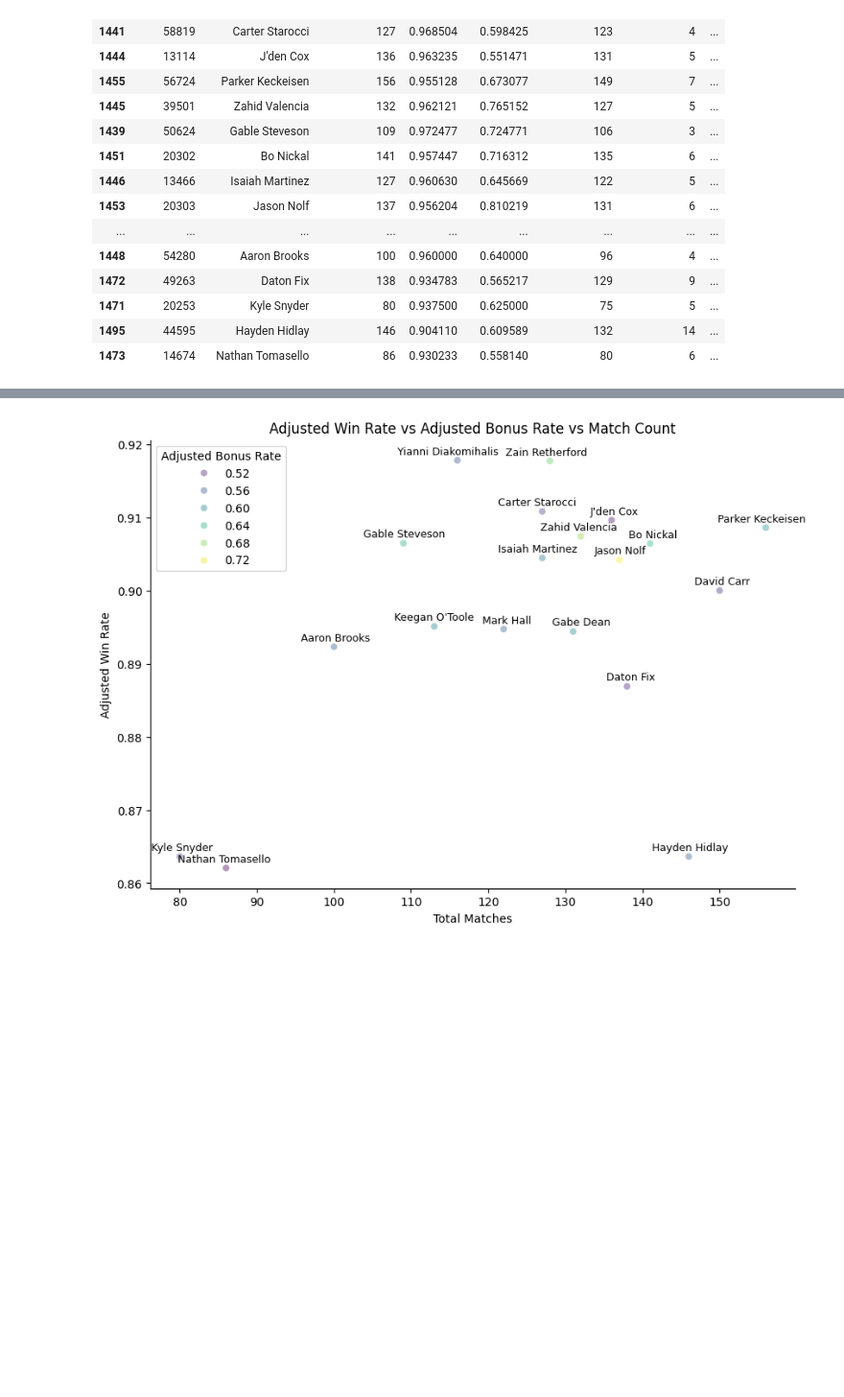
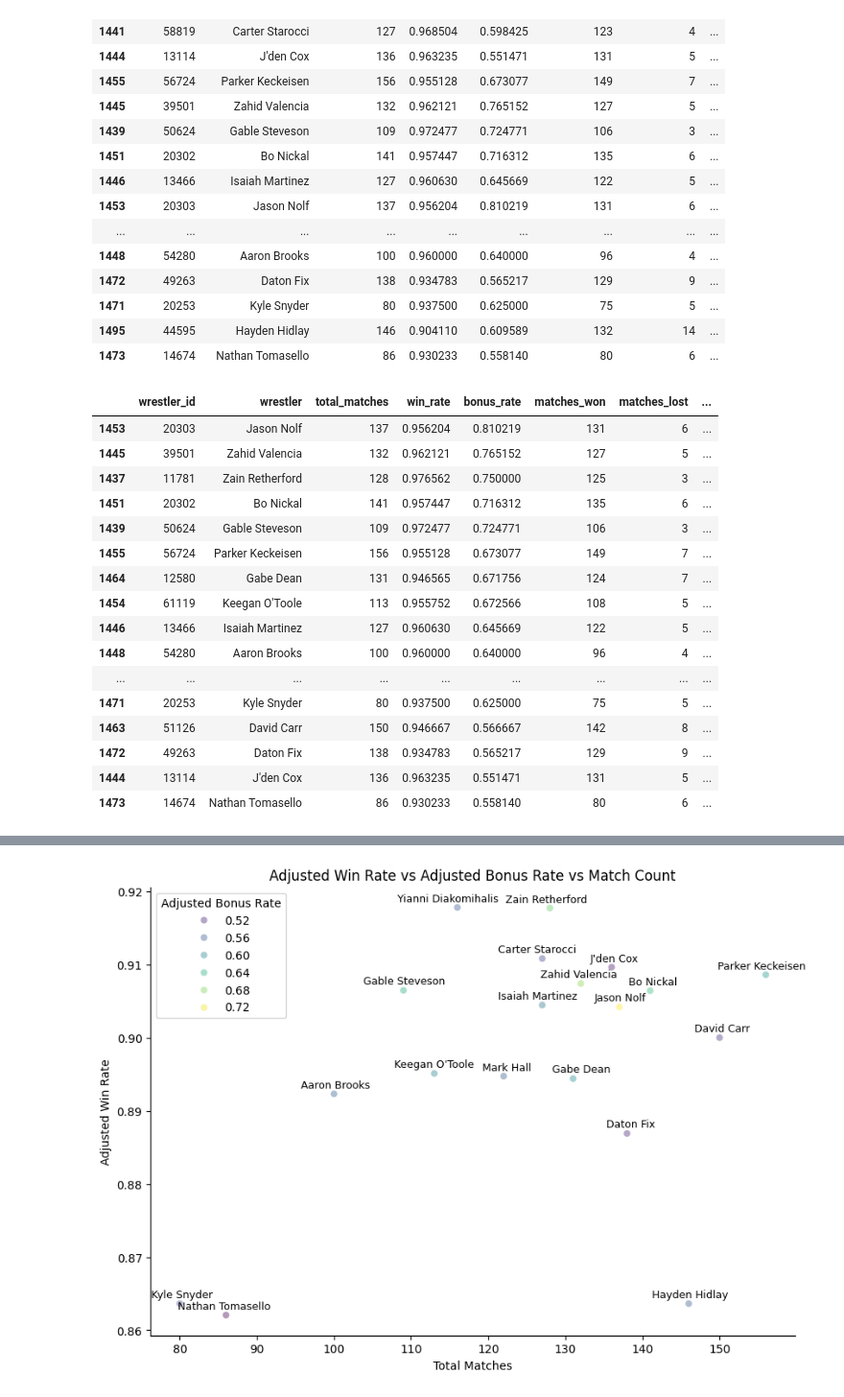
Before and after one commit to Silver0524/NCAA-Wrestling-Predictor, a Jupyter notebook: notebooks/eda.ipynb, the cells around one changed output, grey strips where cells are left out. Shown at 96% size. Saved outputs shown, nothing was run; the diff lists cells and outputs as text; code cells hidden in the pictures; blank space fills up the shorter version.

```diff
--- a/notebooks/eda.ipynb
+++ b/notebooks/eda.ipynb
@@ -527,6 +531,17 @@ wrestler_stats = (
         .sort_values('win_rate', ascending=False)
         .reset_index()
 )
+# %%
+# Aggregating yearly stats by wrestler
+wrestler_season_stats = (
+    df.groupby(['season', 'wrestler_id'])
+        .agg(
+            matches=('wrestler_id', 'count'),
+            win_rate=('is_win', 'mean'),
+            bonus_rate=('is_bonus_win', 'mean')
+        )
+        .reset_index()
+)
 # %%
 # Recording how many seasons each wrestler has participated in
 seasons_per_wrestler = (
@@ -581,3 +596,23 @@ top_wrestlers
 | 1471 | 20253 | Kyle Snyder | 80 | 0.937500 | 0.625000 | 75 | 5 | ... |
 | 1495 | 44595 | Hayden Hidlay | 146 | 0.904110 | 0.609589 | 132 | 14 | ... |
 | 1473 | 14674 | Nathan Tomasello | 86 | 0.930233 | 0.558140 | 80 | 6 | ... |
+# %%
+top_wrestlers.sort_values('adjusted_bonus_rate', ascending=False)
+# %% [output]
+|  | wrestler_id | wrestler | total_matches | win_rate | bonus_rate | matches_won | matches_lost | ... |
+| 1453 | 20303 | Jason Nolf | 137 | 0.956204 | 0.810219 | 131 | 6 | ... |
+| 1445 | 39501 | Zahid Valencia | 132 | 0.962121 | 0.765152 | 127 | 5 | ... |
+| 1437 | 11781 | Zain Retherford | 128 | 0.976562 | 0.750000 | 125 | 3 | ... |
+| 1451 | 20302 | Bo Nickal | 141 | 0.957447 | 0.716312 | 135 | 6 | ... |
+| 1439 | 50624 | Gable Steveson | 109 | 0.972477 | 0.724771 | 106 | 3 | ... |
+| 1455 | 56724 | Parker Keckeisen | 156 | 0.955128 | 0.673077 | 149 | 7 | ... |
+| 1464 | 12580 | Gabe Dean | 131 | 0.946565 | 0.671756 | 124 | 7 | ... |
+| 1454 | 61119 | Keegan O'Toole | 113 | 0.955752 | 0.672566 | 108 | 5 | ... |
+| 1446 | 13466 | Isaiah Martinez | 127 | 0.960630 | 0.645669 | 122 | 5 | ... |
+| 1448 | 54280 | Aaron Brooks | 100 | 0.960000 | 0.640000 | 96 | 4 | ... |
+| ... | ... | ... | ... | ... | ... | ... | ... | ... |
+| 1471 | 20253 | Kyle Snyder | 80 | 0.937500 | 0.625000 | 75 | 5 | ... |
+| 1463 | 51126 | David Carr | 150 | 0.946667 | 0.566667 | 142 | 8 | ... |
+| 1472 | 49263 | Daton Fix | 138 | 0.934783 | 0.565217 | 129 | 9 | ... |
+| 1444 | 13114 | J'den Cox | 136 | 0.963235 | 0.551471 | 131 | 5 | ... |
+| 1473 | 14674 | Nathan Tomasello | 86 | 0.930233 | 0.558140 | 80 | 6 | ... |
```
Also changed, not shown: parts of 3 cells of this notebook, 2 other files.
